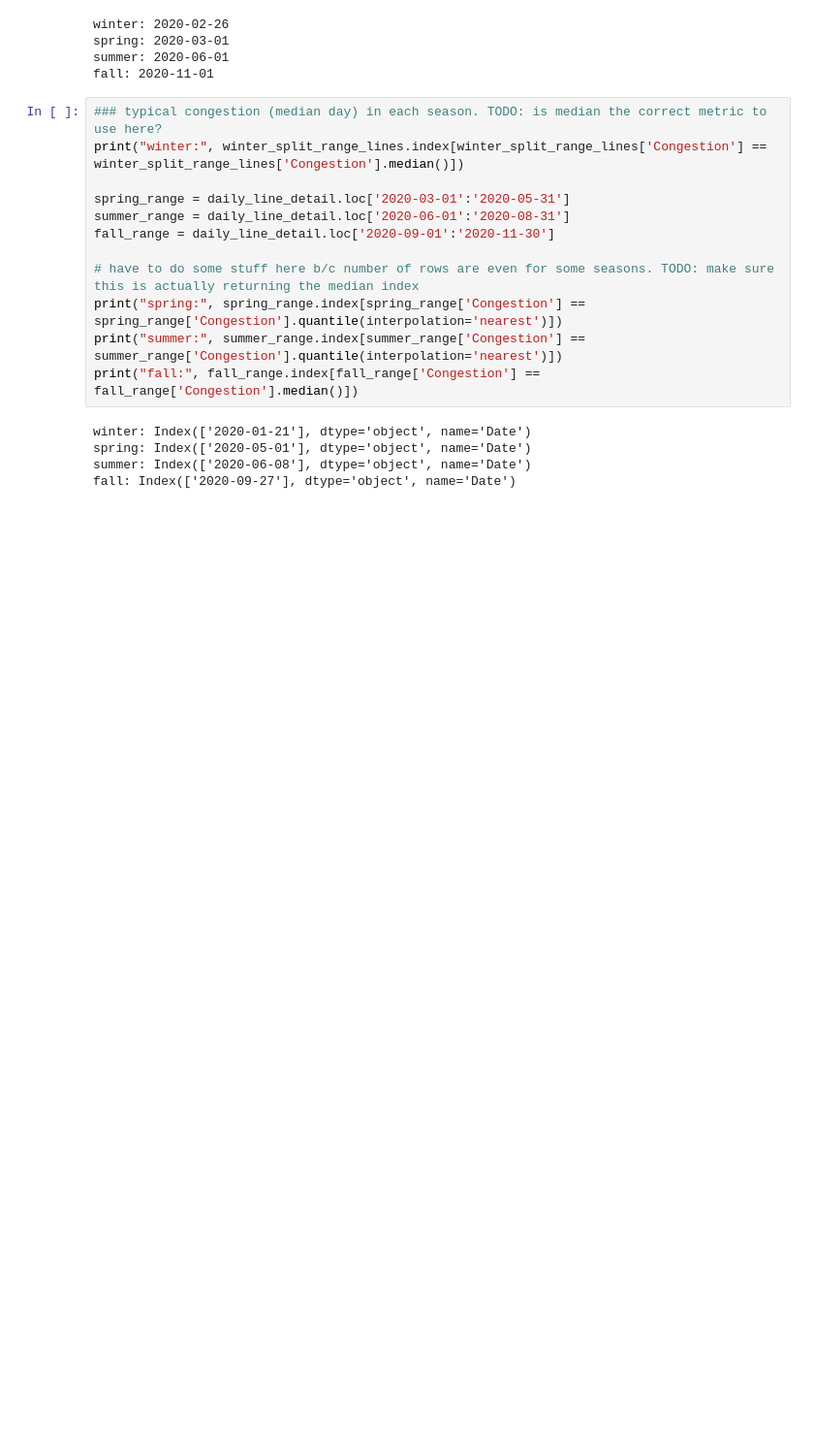
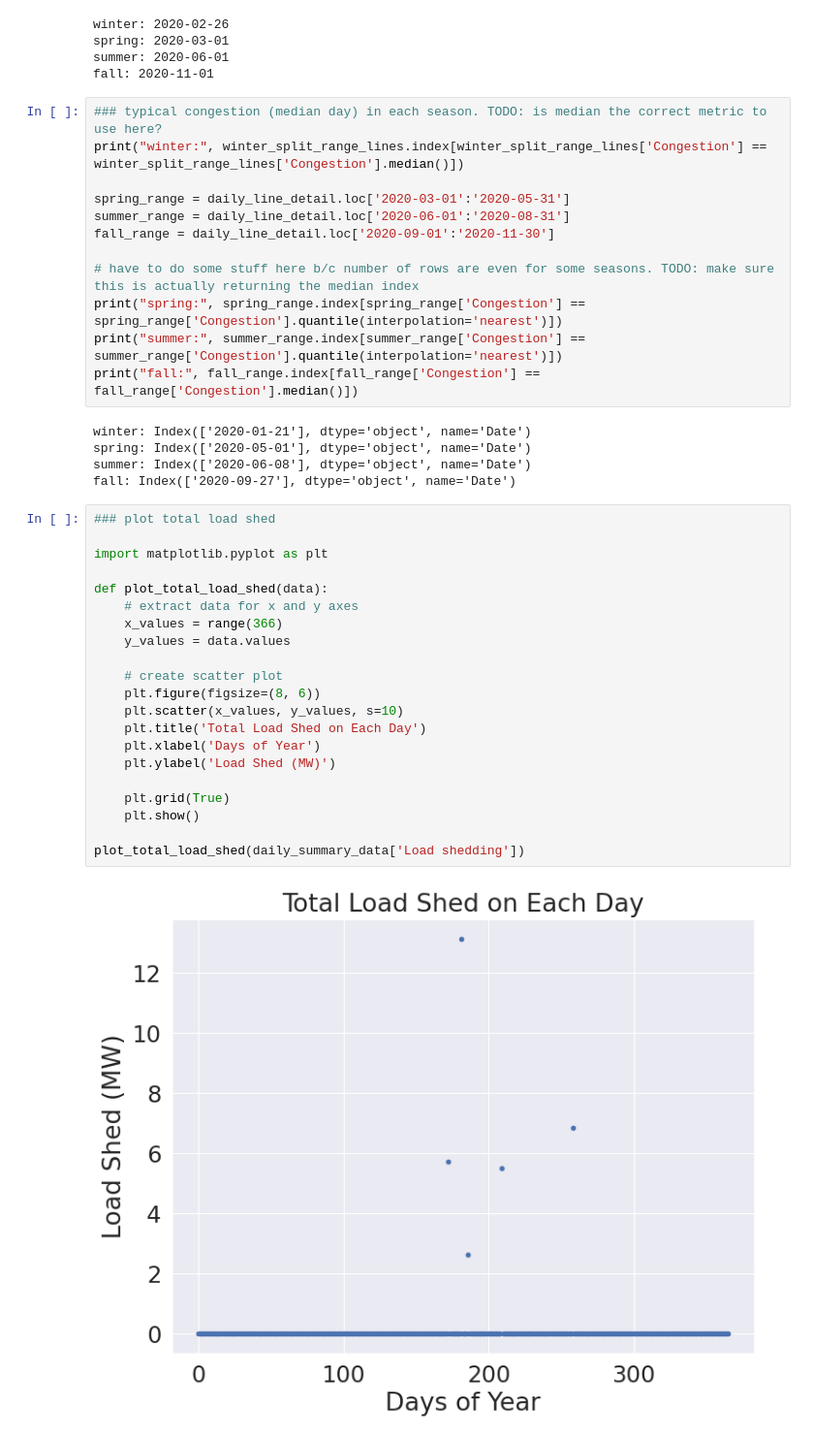
Before and after one commit to rachaelalfant/idaes-gtep, a Jupyter notebook: extreme_days/prescient_5bus.ipynb, the cells around one changed output. Shown at 97% size. Saved outputs shown, nothing was run; the diff lists cells and outputs as text; blank space fills up the shorter version.

Commit message:
adding plots

```diff
--- a/extreme_days/prescient_5bus.ipynb
+++ b/extreme_days/prescient_5bus.ipynb
@@ -259,3 +259,26 @@ winter: Index(['2020-01-21'], dtype='object', name='Date')
 spring: Index(['2020-05-01'], dtype='object', name='Date')
 summer: Index(['2020-06-08'], dtype='object', name='Date')
 fall: Index(['2020-09-27'], dtype='object', name='Date')
+# %%
+### plot total load shed
+
+import matplotlib.pyplot as plt
+
+def plot_total_load_shed(data):
+    # extract data for x and y axes
+    x_values = range(366)
+    y_values = data.values
+
+    # create scatter plot
+    plt.figure(figsize=(8, 6))
+    plt.scatter(x_values, y_values, s=10)
+    plt.title('Total Load Shed on Each Day')
+    plt.xlabel('Days of Year')
+    plt.ylabel('Load Shed (MW)')
+
+    plt.grid(True)
+    plt.show()
+
+plot_total_load_shed(daily_summary_data['Load shedding'])
+# %% [output]
+[figure, added]
```
Also changed, not shown: parts of 4 cells of this notebook.
